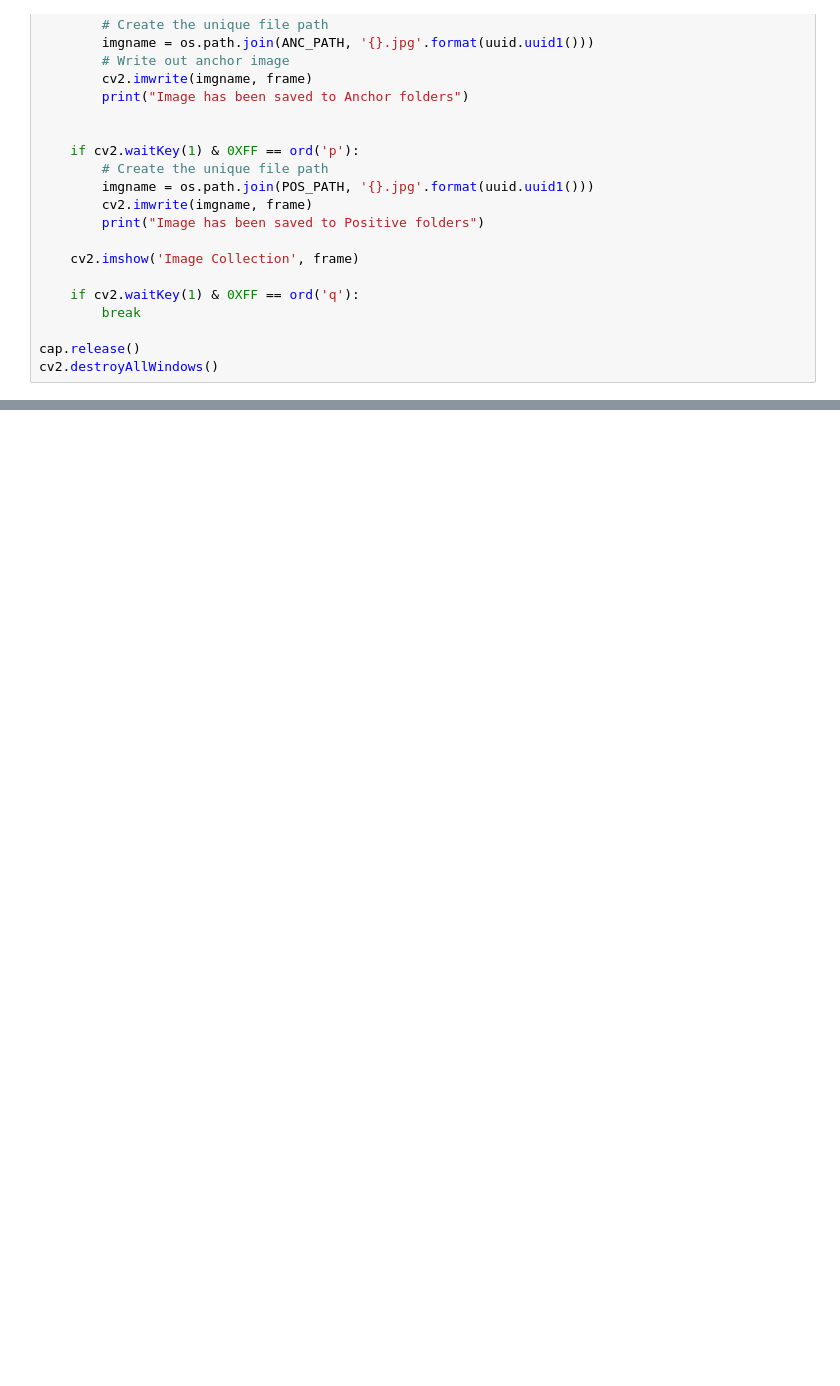
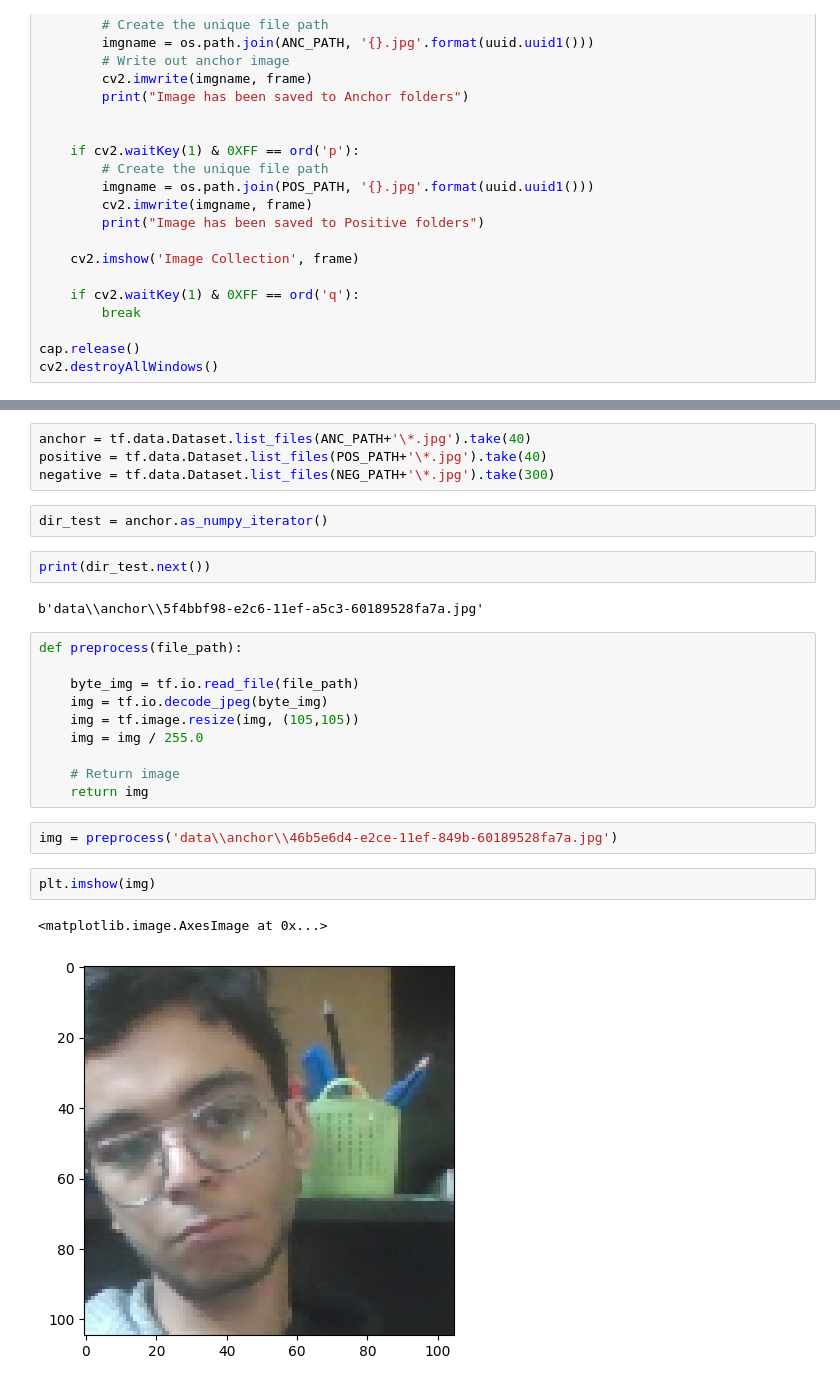
Before and after one commit to Ahmed72-AMSA/STC-Gradution-Project, a Jupyter notebook: Machine Learning/Sokrat_Face_Recognition/Face_Recognition.ipynb, the cells around one changed output, grey strips where cells are left out. Drawn from its saved outputs; the diff is of its cells as text; blank space fills up the shorter version.

Commit message:
Partitioning the data

```diff
--- a/Machine Learning/Sokrat_Face_Recognition/Face_Recognition.ipynb
+++ b/Machine Learning/Sokrat_Face_Recognition/Face_Recognition.ipynb
@@ -56,0 +57,27 @@ plt.imshow(frame)
+# %%
+anchor = tf.data.Dataset.list_files(ANC_PATH+'\*.jpg').take(40)
+positive = tf.data.Dataset.list_files(POS_PATH+'\*.jpg').take(40)
+negative = tf.data.Dataset.list_files(NEG_PATH+'\*.jpg').take(300)
+# %%
+dir_test = anchor.as_numpy_iterator()
+# %%
+print(dir_test.next())
+# %% [output]
+b'data\\anchor\\5f4bbf98-e2c6-11ef-a5c3-60189528fa7a.jpg'
+# %%
+def preprocess(file_path):
+
+    byte_img = tf.io.read_file(file_path)
+    img = tf.io.decode_jpeg(byte_img)
+    img = tf.image.resize(img, (105,105))
+    img = img / 255.0
+
+    # Return image
+    return img
+# %%
+img = preprocess('data\\anchor\\46b5e6d4-e2ce-11ef-849b-60189528fa7a.jpg')
+# %%
+plt.imshow(img)
+# %% [output]
+<matplotlib.image.AxesImage at 0x...>
+[figure, added]
```
Also changed, not shown: parts of 16 cells of this notebook.
